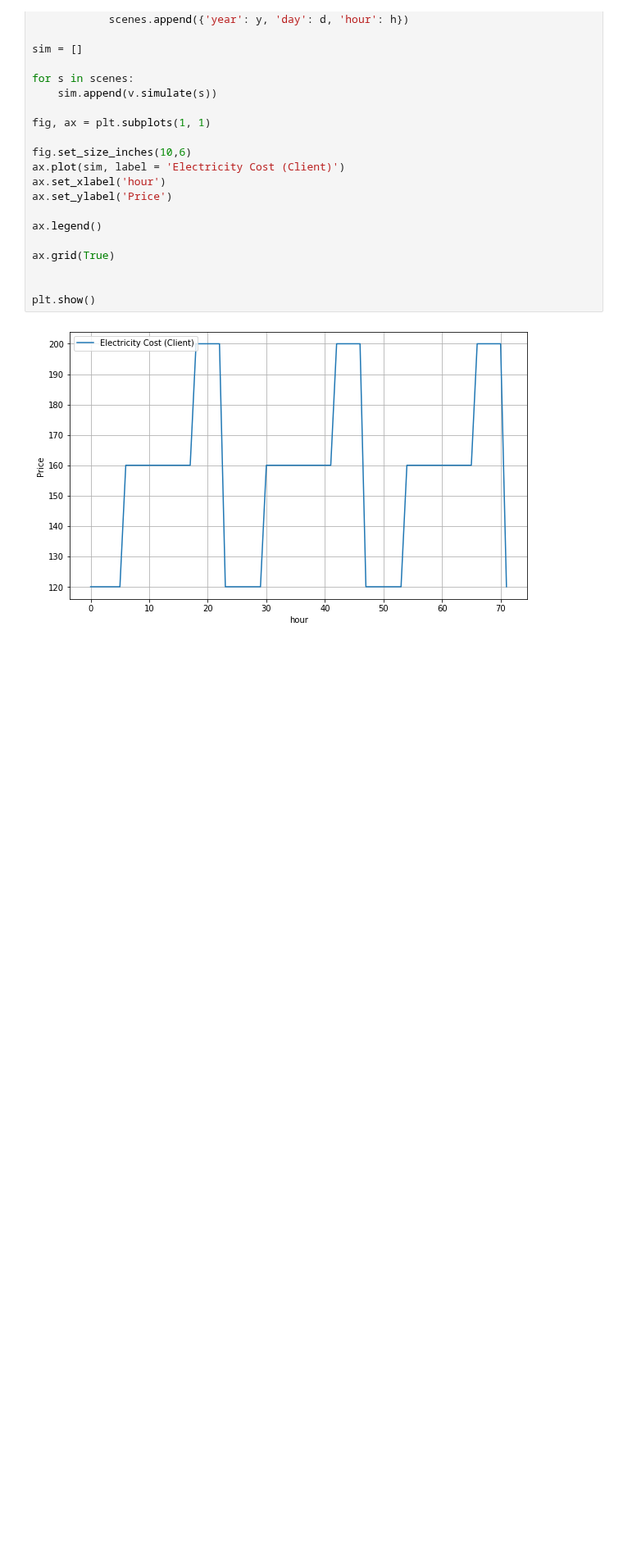
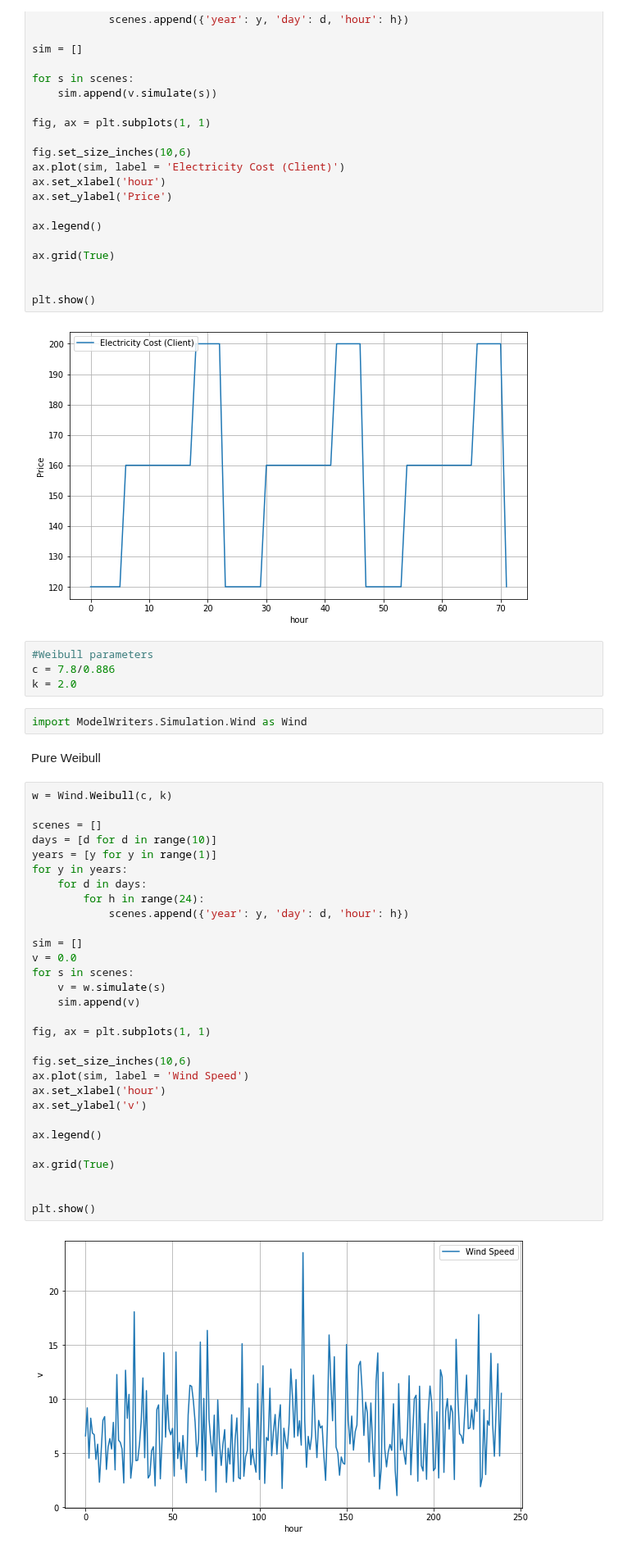
Before and after one commit to MGFO/MGFO, a Jupyter notebook: Simulator_Test.ipynb, the cells around one changed output. Shown at 82% size. Saved outputs shown, nothing was run; the diff lists cells and outputs as text; blank space fills up the shorter version.

Commit message:
All simulation models implemented.

```diff
--- a/Simulator_Test.ipynb
+++ b/Simulator_Test.ipynb
@@ -301,3 +301,43 @@ ax.grid(True)
 plt.show()
 # %% [output]
 [figure]
+# %%
+#Weibull parameters
+c = 7.8/0.886
+k = 2.0
+# %%
+import ModelWriters.Simulation.Wind as Wind
+# %% [markdown]
+Pure Weibull
+# %%
+w = Wind.Weibull(c, k)
+
+scenes = []
+days = [d for d in range(10)]
+years = [y for y in range(1)]
+for y in years:
+    for d in days:
+        for h in range(24):
+            scenes.append({'year': y, 'day': d, 'hour': h})
+
+sim = []
+v = 0.0
+for s in scenes:
+    v = w.simulate(s)
+    sim.append(v)
+
+fig, ax = plt.subplots(1, 1)
+
+fig.set_size_inches(10,6)
+ax.plot(sim, label = 'Wind Speed')
+ax.set_xlabel('hour')
+ax.set_ylabel('v')
+
+ax.legend()
+
+ax.grid(True)
+
+
+plt.show()
+# %% [output]
+[figure, added]
```
Also changed, not shown: parts of 4 cells of this notebook, 1 other file.
